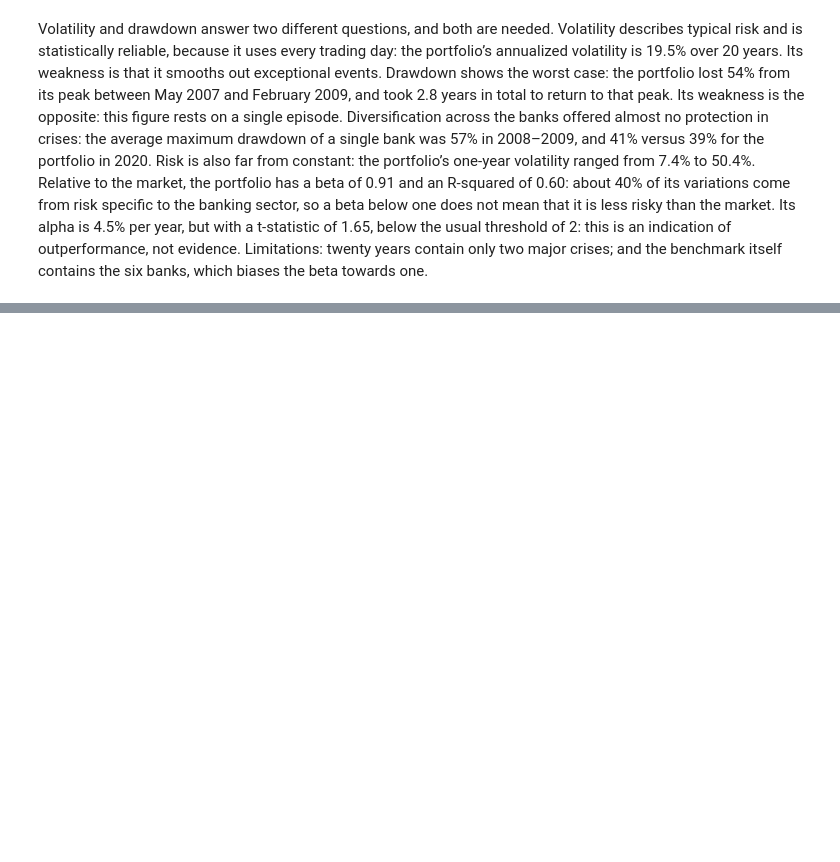
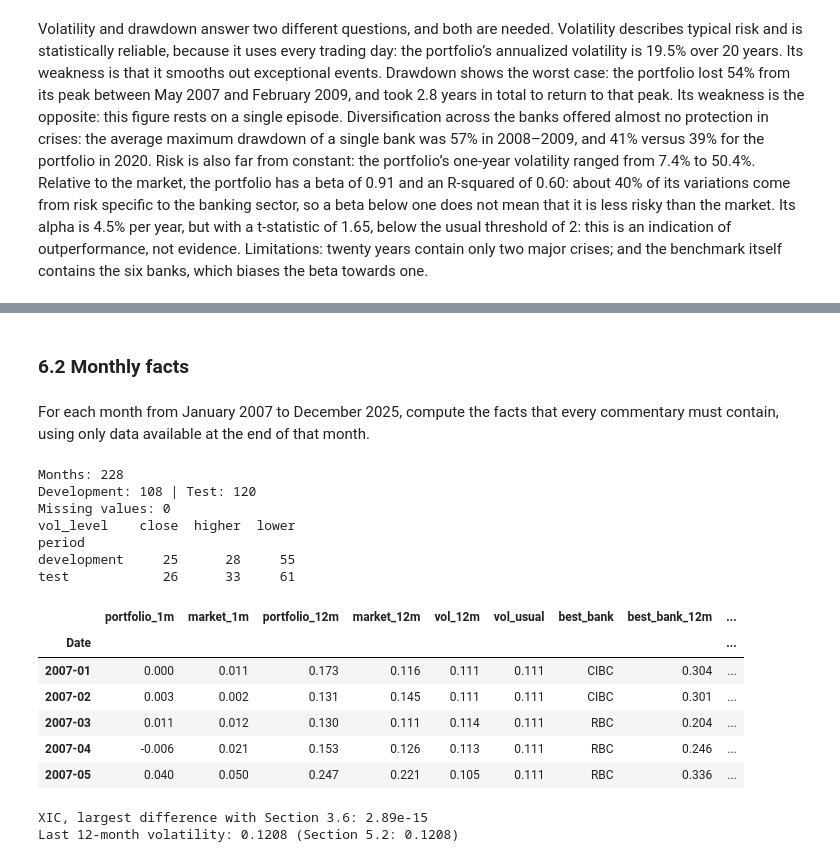
Before and after one commit to quentin-garcia-3b1724235/canadian-banks-portfolio-analysis, a Jupyter notebook: notebooks/canadian_banks_analysis.ipynb, the cells around one changed output, grey strips where cells are left out. Cells and saved outputs as stored; diff of their text form; code cells hidden in the pictures; blank space fills up the shorter version.

```diff
--- a/notebooks/canadian_banks_analysis.ipynb
+++ b/notebooks/canadian_banks_analysis.ipynb
@@ -1055,0 +1106,72 @@ Volatility and drawdown answer two different questions, and both are needed. Vol
+# %% [markdown]
+### 6.2 Monthly facts
+# %% [markdown]
+For each month from January 2007 to December 2025, compute the facts that every commentary must contain, using only data available at the end of that month.
+# %%
+PORTFOLIO = "Equal weight, rebalanced monthly"
+
+daily = simple_returns.copy()
+daily["PORTFOLIO"] = portfolios[PORTFOLIO]
+
+monthly = (1 + daily).resample("ME").prod() - 1
+returns_12m = np.exp(np.log1p(monthly).rolling(12).sum()) - 1
+
+vol_daily = daily["PORTFOLIO"].rolling(252).std() * np.sqrt(252)
+vol_usual = vol_daily.expanding().median()
+
+start, end = "2007-01", "2025-12"
+monthly = monthly.loc[start:end]
+returns_12m = returns_12m.loc[start:end]
+banks_12m = returns_12m[list(TICKERS)]
+
+facts = pd.DataFrame({
+    "portfolio_1m": monthly["PORTFOLIO"],
+    "market_1m": monthly["XIC.TO"],
+    "portfolio_12m": returns_12m["PORTFOLIO"],
+    "market_12m": returns_12m["XIC.TO"],
+    "vol_12m": vol_daily.resample("ME").last().loc[start:end],
+    "vol_usual": vol_usual.resample("ME").last().loc[start:end],
+    "best_bank": banks_12m.idxmax(axis=1).map(NAMES),
+    "best_bank_12m": banks_12m.max(axis=1),
+    "worst_bank": banks_12m.idxmin(axis=1).map(NAMES),
+    "worst_bank_12m": banks_12m.min(axis=1),
+})
+ratio = facts["vol_12m"] / facts["vol_usual"]
+facts["vol_level"] = np.select([ratio > 1.1, ratio < 0.9], ["higher", "lower"], default="close")
+facts.index = facts.index.to_period("M")
+facts["period"] = np.where(facts.index.year <= 2015, "development", "test")
+
+print("Months:", len(facts))
+print("Development:", (facts["period"] == "development").sum(), "| Test:", (facts["period"] == "test").sum())
+print("Missing values:", facts.isna().sum().sum())
+print(facts.groupby("period")["vol_level"].value_counts().unstack())
+facts.round(3).head()
+# %% [output]
+Months: 228
+Development: 108 | Test: 120
+Missing values: 0
+vol_level    close  higher  lower
+period
+development     25      28     55
+test            26      33     61
+|  | portfolio_1m | market_1m | portfolio_12m | market_12m | vol_12m | vol_usual | best_bank | best_bank_12m | ... |
+| Date |  |  |  |  |  |  |  |  | ... |
+| 2007-01 | 0.000 | 0.011 | 0.173 | 0.116 | 0.111 | 0.111 | CIBC | 0.304 | ... |
+| 2007-02 | 0.003 | 0.002 | 0.131 | 0.145 | 0.111 | 0.111 | CIBC | 0.301 | ... |
+| 2007-03 | 0.011 | 0.012 | 0.130 | 0.111 | 0.114 | 0.111 | RBC | 0.204 | ... |
+| 2007-04 | -0.006 | 0.021 | 0.153 | 0.126 | 0.113 | 0.111 | RBC | 0.246 | ... |
+| 2007-05 | 0.040 | 0.050 | 0.247 | 0.221 | 0.105 | 0.111 | RBC | 0.336 | ... |
+# %%
+december = facts[facts.index.month == 12]
+consistency = pd.DataFrame({
+    "12-month return in December": december["market_12m"].to_numpy(),
+    "Calendar-year return (Section 3.6)": annual_returns.loc[2007:2025, "XIC.TO"].to_numpy(),
+}, index=december.index.year)
+
+difference = (consistency.iloc[:, 0] - consistency.iloc[:, 1]).abs().max()
+print(f"XIC, largest difference with Section 3.6: {difference:.2e}")
+print(f"Last 12-month volatility: {facts['vol_12m'].iloc[-1]:.4f} "
+      f"(Section 5.2: {rolling_vol['Six-bank portfolio'].iloc[-1]:.4f})")
+# %% [output]
+XIC, largest difference with Section 3.6: 2.89e-15
+Last 12-month volatility: 0.1208 (Section 5.2: 0.1208)
```
Also changed, not shown: parts of 17 cells of this notebook.
